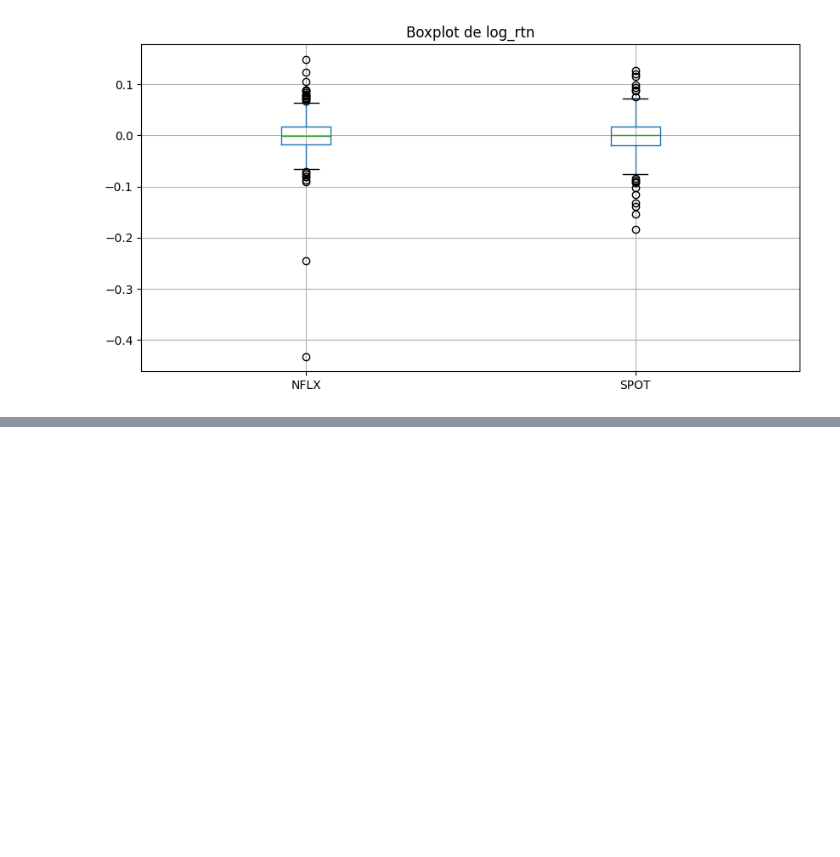
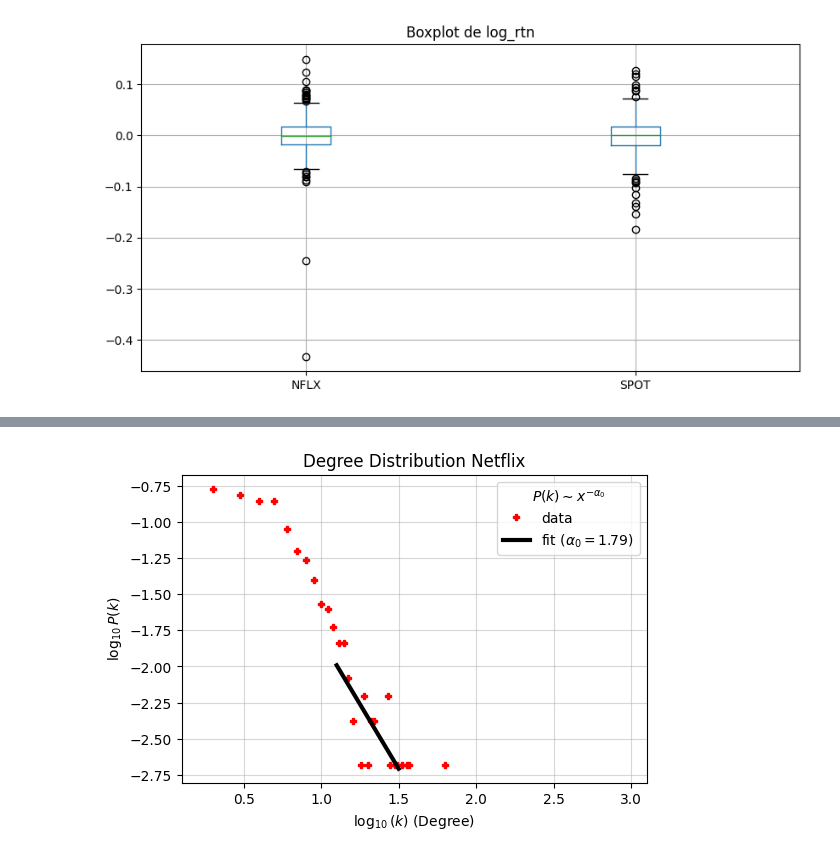
Before and after one commit to KevinrealG/Series_de_tiempo, a Jupyter notebook: 03_SeriesdeTiempo_Topologicas_Finanzas.ipynb, the cells around one changed output, grey strips where cells are left out. Saved outputs shown, nothing was run; the diff lists cells and outputs as text; code cells hidden in the pictures; blank space fills up the shorter version.

```diff
--- a/03_SeriesdeTiempo_Topologicas_Finanzas.ipynb
+++ b/03_SeriesdeTiempo_Topologicas_Finanzas.ipynb
@@ -109,0 +126,41 @@ plt.show()
+# %%
+def removeceros(lista1, lista2):
+    while 0 in lista1:
+        lista2.pop(lista1.index(0))
+        lista1.remove(0)
+    return lista1, lista2
+# %%
+def get_alpha(data,li_fit,ls_fit,xlimi,xlims,color,name):
+    G = nx.read_edgelist(data, nodetype=int)
+    # Calculate degree distribution
+    degree_sequence = G.degree()#[G.degree(node) for node in G.nodes()]
+    degree_count = nx.degree_histogram(G)
+
+    degrees = list(range(len(degree_count)))
+    degree_count, degrees =removeceros(degree_count,degrees)
+
+    # Normalize the degree distribution
+    degree_distribution = [count / float(sum(degree_count)) for count in degree_count]
+    # Calcule alpha
+    x0,y0=np.array(np.log10(degrees)),np.array(np.log10(degree_distribution))
+    x0,y0=x0[np.isfinite(x0)],y0[np.isfinite(x0)]
+    x,y=x0[(x0>=li_fit)&(x0<=ls_fit)],y0[(x0>=li_fit)&(x0<=ls_fit)]
+    x = sm.add_constant(x)
+    model = sm.OLS(y, x).fit()
+    predictions = model.predict(x)
+    print_model = model.summary()
+
+    # Plot degree distribution
+    plt.figure(figsize=(6,4))
+    plt.plot(x0,y0,color=color,linewidth=0,marker="P",markersize=5,label="data")
+    a=np.linspace(li_fit,ls_fit,10)
+    plt.plot(a,(a)*(model.params[1])+model.params[0]*1.,color="k",lw=3,label=r"fit ($\alpha_0={}$)".format(-np.round(model.params[1],2)))
+    plt.xlabel(r'$\log_{10}(k)$ (Degree)'); plt.ylabel(r'$\log_{10} P(k)$'); plt.title('Degree Distribution {}'.format(name)); plt.legend(); plt.xlim(xlimi,xlims)
+    plt.legend(title=r"$P(k)\sim x^{-\alpha_0}$"); plt.grid(alpha=0.5)
+    #plt.savefig(data+".pdf",dpi=400,bbox_inches='tight')
+    plt.show()
+    return x0,y0,x,y,li_fit,ls_fit,xlimi,xlims,np.round(model.params[0],2),np.round(model.params[1],2), G
+# %%
+c11_a=get_alpha("Netflix",1.1,1.5,0.1,3.1,"red","Netflix")
+# %% [output]
+[figure, added]
```
Also changed, not shown: parts of 18 cells of this notebook.
